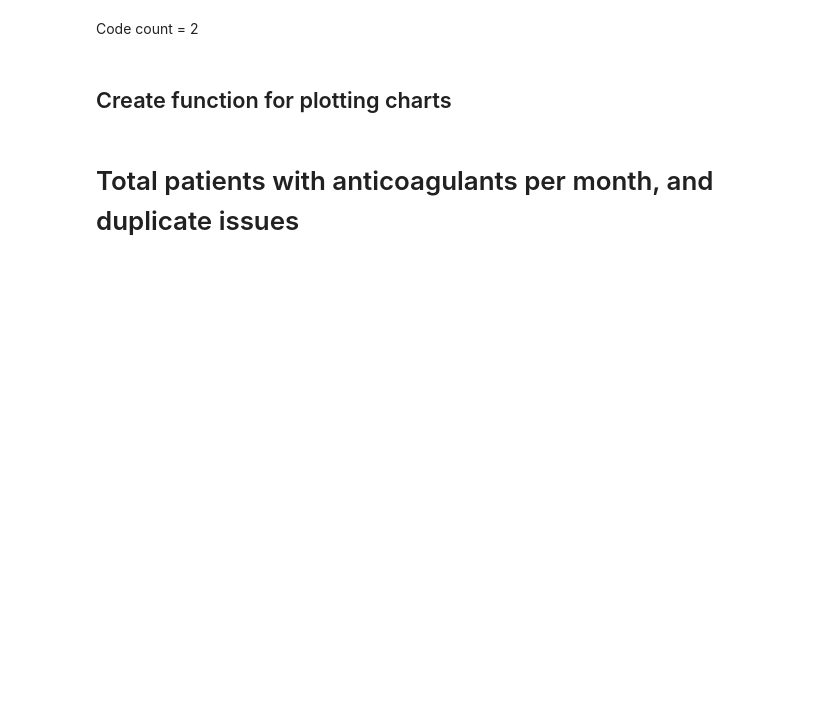
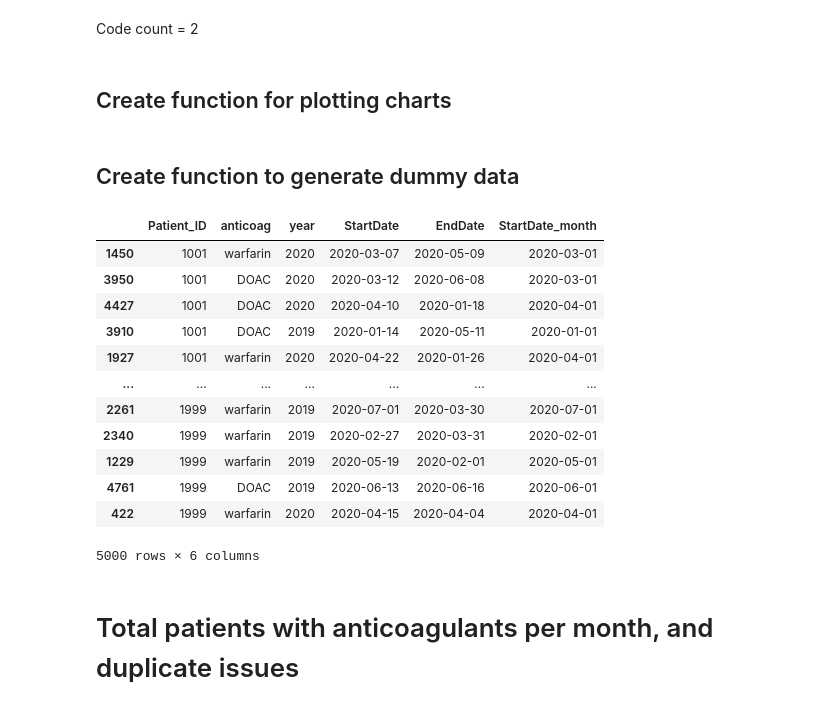
Before and after one commit to opensafely/anticoagulant-switching-research, a Jupyter notebook: notebooks/Warfarin_DOAC_rpt.ipynb, the cells around one changed output. Drawn from its saved outputs; the diff is of its cells as text; code cells hidden in the pictures; blank space fills up the shorter version.

Commit message:
Dummy data
- Generating dummy data
- some minor tweaks to the code

```diff
--- a/notebooks/Warfarin_DOAC_rpt.ipynb
+++ b/notebooks/Warfarin_DOAC_rpt.ipynb
@@ -197,6 +197,85 @@ def plot_line_chart(dfs, titles, ylabels={}, loc='lower left', ymins={}):
             pass
 
     plt.show()
+# %% [markdown]
+## Create function to generate dummy data
+# %%
+
+# randomly assign dates to patients
+def generate_dummy_data(date_fields, month_field=None, multiple_choice={}, exclusive_choices={}, size=1000):
+
+    '''Generate a dataframe of dummy data
+
+    Inputs:
+    date_fields (list): list of column names to generate and populate with dates
+    month_field (str): name of single column from which to calculate a month ("YYYY-MM-01")
+    multiple_choice (dict): fields to generate, and lists of possible values to populate with. Note these can overlap i.e. patients can have several of the values given, and no patients in the output will have none
+    exclusive_choices (dict): fields to generate, and lists of possible values to populate with. Each row of data will be assigned one value.
+    size (int): number of patient IDs to initially generate
+    '''
+
+    p2 = pd.DataFrame()
+
+    # create a list of numeric patient ids (starting from "1000")
+    patient_ids = pd.Series(np.arange(1000,1000+size))
+    # create a list of dates to select randomly from
+    dates = pd.to_datetime(pd.Series(pd.date_range(start='2020-01-01', end='2020-07-01', periods=size*2), name="dates").dt.date)
+
+    patient_subset = patient_ids
+
+    for c in multiple_choice: # e.g. {"anticoag":["warfarin","doac"]} each patient can be duplicted here to have several of each choice
+        patient_subset = patient_subset.sample(int(patient_ids.shape[0]*0.5), random_state=1, replace=True)
+        for item in multiple_choice[c]:
+            out = pd.DataFrame(patient_subset.sample(int(patient_subset.shape[0]*5), random_state=1, replace=True).reset_index(drop=True), columns=["Patient_ID"])
+            out[c] = item
+            p2 = p2.append(out).reset_index(drop=True)
+
+    for i, c in enumerate(exclusive_choices): # e.g. {"flag":[0,1]}
+        out = pd.Series(exclusive_choices[c], name=c).sample(p2.shape[0],replace=True).reset_index()
+        p2 = pd.concat([p2, out], axis=1, sort=False).drop("index",1)
+
+    if len(p2) == 0: # if no choices were supplied, begin populating df with the generated list of patient IDs
+        p2["Patient_ID"] = patient_ids
+
+    for d in date_fields:    # assign dates from generated date list into each required date field
+        p2[d] = dates.sample(n=p2.shape[0], replace=True).reset_index(drop=True).astype(str)
+
+    # convert dates to first of month
+    if month_field is not None:
+        p2[f"{month_field}_month"] = p2[month_field].str[:-2] + "01"
+
+    return p2.sort_values(by="Patient_ID")
+
+
+def insert_dummy_data(dummy_data, table, rows=1000):
+    ''' Insert dummy data into specified SQL temp table'''
+
+    # creating column list for insertion
+    cols = ", ".join([str(i) for i in dummy_data.columns.tolist()])
+    for i,row in dummy_data.head(rows).iterrows():
+        sql = f"INSERT INTO {table} ({cols}) VALUES {tuple(row)}"
+        connection.execute(sql)
+
+
+date_fields=["StartDate", "EndDate"]
+multiple_choice={"anticoag":["warfarin","DOAC"]}
+exclusive_choices={"year":["2019","2020"]}
+dummy_data = generate_dummy_data(date_fields, month_field="StartDate", multiple_choice=multiple_choice, exclusive_choices=exclusive_choices)
+dummy_data
+# %% [output]
+|  | Patient_ID | anticoag | year | StartDate | EndDate | StartDate_month |
+| 1450 | 1001 | warfarin | 2020 | 2020-03-07 | 2020-05-09 | 2020-03-01 |
+| 3950 | 1001 | DOAC | 2020 | 2020-03-12 | 2020-06-08 | 2020-03-01 |
+| 4427 | 1001 | DOAC | 2020 | 2020-04-10 | 2020-01-18 | 2020-04-01 |
+| 3910 | 1001 | DOAC | 2019 | 2020-01-14 | 2020-05-11 | 2020-01-01 |
+| 1927 | 1001 | warfarin | 2020 | 2020-04-22 | 2020-01-26 | 2020-04-01 |
+| ... | ... | ... | ... | ... | ... | ... |
+| 2261 | 1999 | warfarin | 2019 | 2020-07-01 | 2020-03-30 | 2020-07-01 |
+| 2340 | 1999 | warfarin | 2019 | 2020-02-27 | 2020-03-31 | 2020-02-01 |
+| 1229 | 1999 | warfarin | 2019 | 2020-05-19 | 2020-02-01 | 2020-05-01 |
+| 4761 | 1999 | DOAC | 2019 | 2020-06-13 | 2020-06-16 | 2020-06-01 |
+| 422 | 1999 | warfarin | 2020 | 2020-04-15 | 2020-04-04 | 2020-04-01 |
+5000 rows × 6 columns
 # %% [markdown]
 # Total patients with anticoagulants per month, and duplicate issues
 # %%
```
Also changed, not shown: parts of 9 cells of this notebook, 1 other file.
